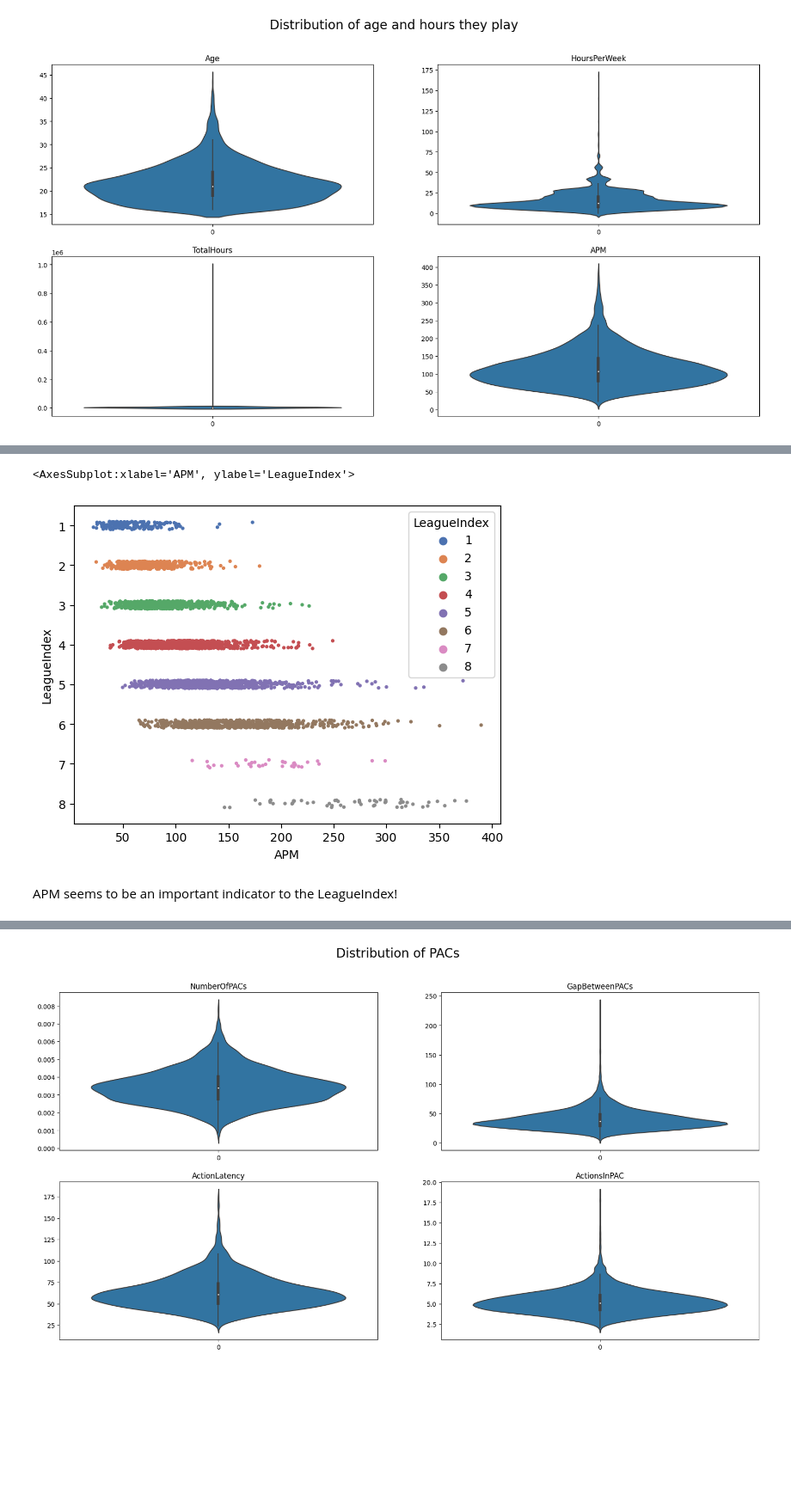
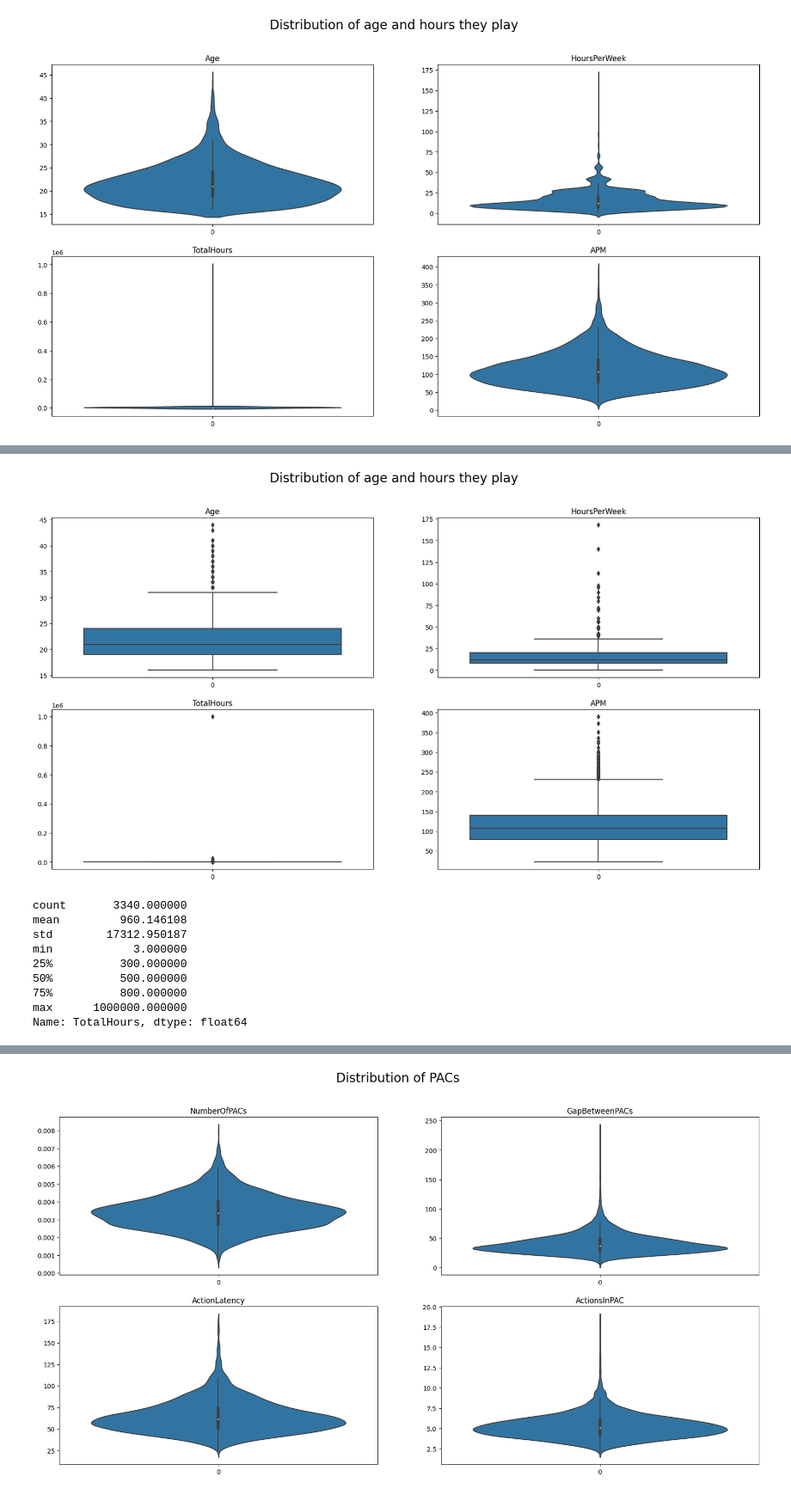
Before and after one commit to shreayan98c/EG-GeniusLeague, a Jupyter notebook: starcraft.ipynb, the cells around one changed output, grey strips where cells are left out. Shown at 86% size. Drawn from its saved outputs; the diff is of its cells as text; code cells hidden in the pictures; blank space fills up the shorter version.

```diff
--- a/starcraft.ipynb
+++ b/starcraft.ipynb
@@ -277,7 +289,27 @@ plt.show()
-# %%
-sns.stripplot(data=data, x="APM", y="LeagueIndex", hue="LeagueIndex", palette="deep", orient="h", size=3)
-# %% [output]
-<AxesSubplot:xlabel='APM', ylabel='LeagueIndex'>
-[figure, removed]
-# %% [markdown]
-APM seems to be an important indicator to the LeagueIndex!
+# %%
+# distribution of age and hours they play
+fig,ax = plt.subplots(2,2, figsize=(20,10))
+plt.suptitle("Distribution of age and hours they play", fontsize=20)
+sns.boxplot(data['Age'], ax = ax[0][0])
+ax[0][0].set_title('Age')
+sns.boxplot(data['HoursPerWeek'], ax = ax[0][1])
+ax[0][1].set_title('HoursPerWeek')
+sns.boxplot(data['TotalHours'], ax = ax[1][0])
+ax[1][0].set_title('TotalHours')
+sns.boxplot(data['APM'], ax = ax[1][1])
+ax[1][1].set_title('APM')
+plt.show()
+# %% [output]
+[figure, added]
+# %%
+data['TotalHours'].describe()
+# %% [output]
+count       3340.000000
+mean         960.146108
+std        17312.950187
+min            3.000000
+25%          300.000000
+50%          500.000000
+75%          800.000000
+max      1000000.000000
+Name: TotalHours, dtype: float64
```
Also changed, not shown: parts of 75 cells of this notebook.
